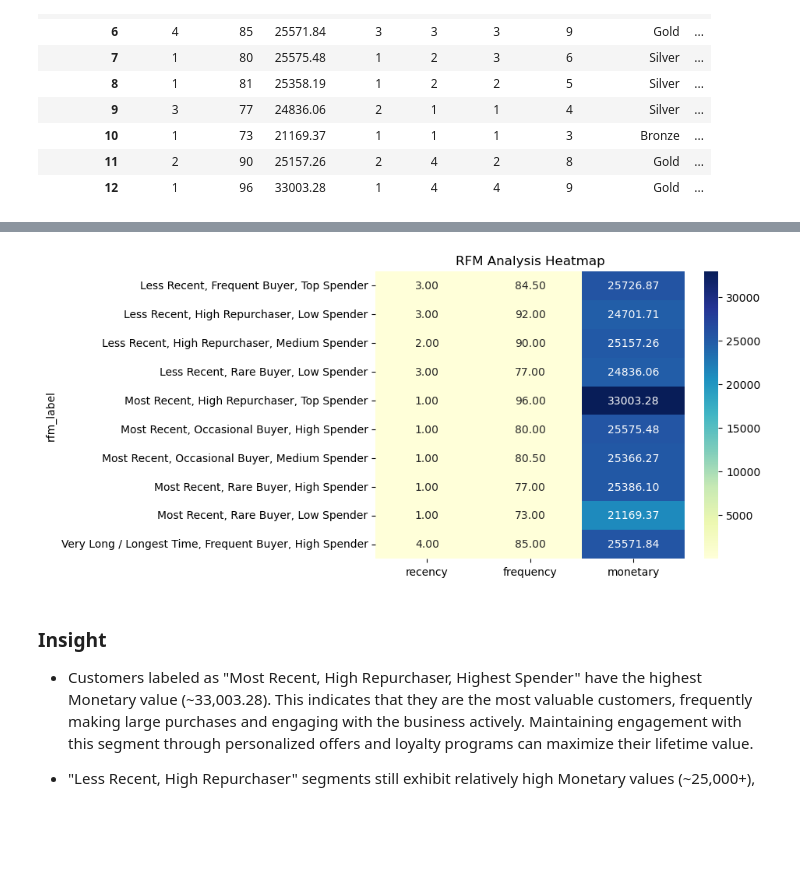
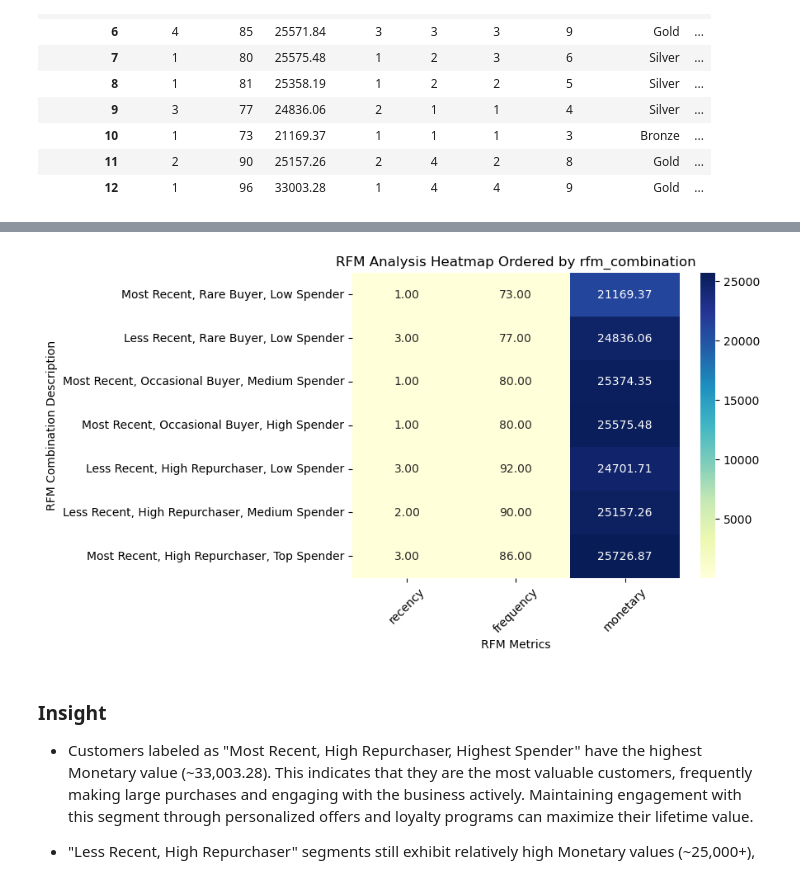
Before and after one commit to hansdarmawann/rfm-myanmar-retail, a Jupyter notebook: RFM_Myanmar_Analysis.ipynb, the cells around one changed output, grey strips where cells are left out. Cells and saved outputs as stored; diff of their text form; code cells hidden in the pictures; blank space fills up the shorter version.

```diff
--- a/RFM_Myanmar_Analysis.ipynb
+++ b/RFM_Myanmar_Analysis.ipynb
@@ -896,3 +896,8 @@ df_customer.sort_values("customer_id")
 | 10 | 1 | 73 | 21169.37 | 1 | 1 | 1 | 3 | Bronze | ... |
 | 11 | 2 | 90 | 25157.26 | 2 | 4 | 2 | 8 | Gold | ... |
 | 12 | 1 | 96 | 33003.28 | 1 | 4 | 4 | 9 | Gold | ... |
+# %%
+# Mapping dictionary: rfm_combination keys to descriptive labels
+label_map = dict(zip(df_customer['rfm_score'], df_customer['rfm_label']))
+label_map = dict(sorted(label_map.items()))
+label_map
@@ -899,14 +912,30 @@ df_customer.sort_values("customer_id")
 # %%
-# Create the pivot table
-lrfm_heatmap = df_customer.pivot_table(index='rfm_label', values=['recency', 'frequency', 'monetary'], aggfunc='median')
+# Order based on the keys of the dictionary
+custom_order = list(label_map.keys())
 
-# Reorder the columns from f-m-r to r-f-m
+# Create the pivot table indexed by rfm_combination
+lrfm_heatmap = df_customer.pivot_table(
+    index='rfm_score',
+    values=['recency', 'frequency', 'monetary'],
+    aggfunc='median'
+)
+
+# Reorder the pivot table rows
+lrfm_heatmap = lrfm_heatmap.loc[custom_order]
+
+# Reorder columns from f-m-r to r-f-m
 lrfm_heatmap = lrfm_heatmap[['recency', 'frequency', 'monetary']]
 
-# Plot the heatmap with reordered columns
+# Replace index with descriptive labels for plotting
+lrfm_heatmap.index = [label_map[key] for key in lrfm_heatmap.index]
+
+# Plot the heatmap
 sns.heatmap(lrfm_heatmap, cmap='YlGnBu', annot=True, fmt=".2f")
-plt.title('RFM Analysis Heatmap')
+plt.title('RFM Analysis Heatmap Ordered by rfm_combination')
+plt.xlabel('RFM Metrics')
+plt.ylabel('RFM Combination Description')
+plt.xticks(rotation=45)
 plt.show()
 # %% [output]
-[figure, old version]
+[figure, new version]
 # %%
```
Also changed, not shown: parts of 4 cells of this notebook, 1 other file.
